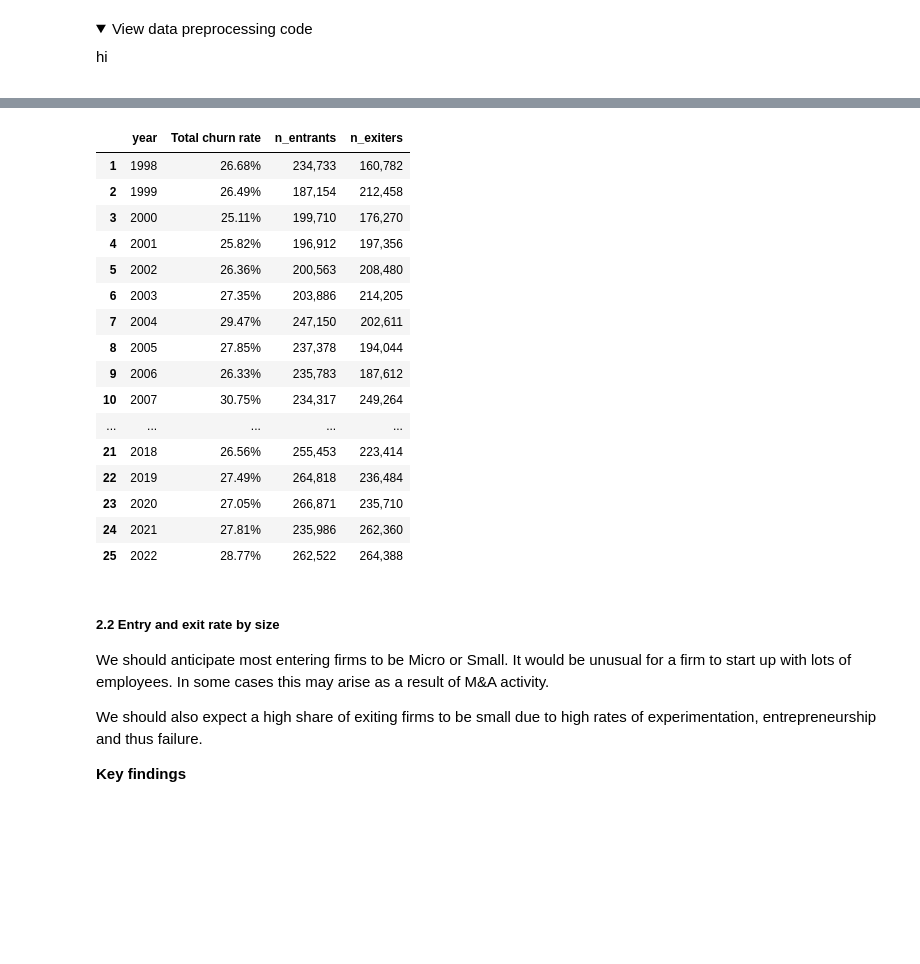
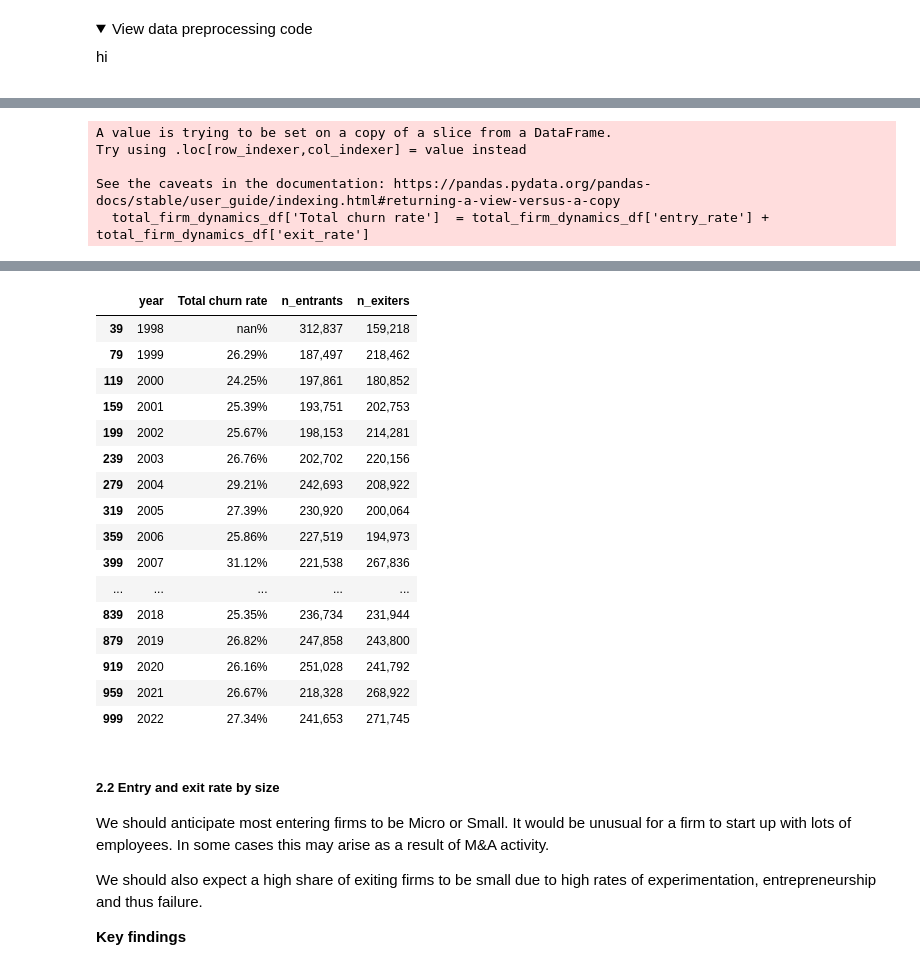
Before and after one commit to shepherdwill/shepherdwill.github.io, a Jupyter notebook: CEP Dynamism Project/Scripts/BSD_dynamism_exploration.ipynb, the cells around one changed output, grey strips where cells are left out. Cells and saved outputs as stored; diff of their text form; code cells hidden in the pictures; folded sections open; blank space fills up the shorter version.

Commit message:
Update dynamism exploration

```diff
--- a/CEP Dynamism Project/Scripts/BSD_dynamism_exploration.ipynb
+++ b/CEP Dynamism Project/Scripts/BSD_dynamism_exploration.ipynb
@@ -26,6 +36,10 @@ import_path = script_dir.parent / "Data"
 # %%
-whole_economy_df = pd.read_excel(import_path / 'BSD/business_dynamism_BSD_1997_2023.xlsx', sheet_name='whole_economy')
-firm_size_df = pd.read_excel(import_path / 'BSD/business_dynamism_BSD_1997_2023.xlsx', sheet_name='firm_size')
-firm_age_df = pd.read_excel(import_path / 'BSD/business_dynamism_BSD_1997_2023.xlsx', sheet_name='firm_age')
-industry_df = pd.read_excel(import_path / 'BSD/business_dynamism_BSD_1997_2023.xlsx', sheet_name='industry')
-region_df = pd.read_excel(import_path / 'BSD/business_dynamism_BSD_1997_2023.xlsx', sheet_name='region')
+# Import datasets
+population_df = pd.read_excel(import_path / 'BSD/29_02_2026_BSD_Dynamism_Stats.xlsx', sheet_name='population')
+firm_dynamics_df =  pd.read_excel(import_path / 'BSD/29_02_2026_BSD_Dynamism_Stats.xlsx', sheet_name='firm_dynamics')
+job_flows_df =  pd.read_excel(import_path / 'BSD/29_02_2026_BSD_Dynamism_Stats.xlsx', sheet_name='job_flows')
+site_dynamics_df =  pd.read_excel(import_path / 'BSD/29_02_2026_BSD_Dynamism_Stats.xlsx', sheet_name='site_dynamics')
+cohort_df =  pd.read_excel(import_path / 'BSD/29_02_2026_BSD_Dynamism_Stats.xlsx', sheet_name='cohort_analysis')
+growth_rates_df =  pd.read_excel(import_path / 'BSD/29_02_2026_BSD_Dynamism_Stats.xlsx', sheet_name='growth_rates')
+growth_cats_df =  pd.read_excel(import_path / 'BSD/29_02_2026_BSD_Dynamism_Stats.xlsx', sheet_name='growth_cats')
+prod_df =  pd.read_excel(import_path / 'BSD/29_02_2026_BSD_Dynamism_Stats.xlsx', sheet_name='prod')
@@ -236,3 +1027,14 @@ This section examines firm entry and exit dynamics over time. Entry rates measur
 
 **Headline findings**
 - Entry and exit rates have remained relatively stable, there is no prominent decline unlike the US.
+# %%
+# Calculate entry and exit rates
+
+firm_dynamics_df = firm_dynamics_df.sort_values(['category','dimension','year'])
+
+firm_dynamics_df['total_firms_lag'] = firm_dynamics_df.groupby(['category','dimension'])['n_firms'].shift(1)
+
+firm_dynamics_df['entry_rate'] = (firm_dynamics_df['n_entrants'] + firm_dynamics_df['n_entry_and_exit']) / firm_dynamics_df['total_firms_lag']
+firm_dynamics_df['exit_rate'] = (firm_dynamics_df['n_exiters'] + firm_dynamics_df['n_entry_and_exit']) / firm_dynamics_df['total_firms_lag']
+
+firm_dynamics_df
@@ -295,54 +1122,60 @@ display(total_entry_exit_table)
 # %%
 # AGGREGATE: net churn rate
 
 # Process entry and exit rates from dataframe
 #total_population_df = population_df[population_df['dimension'] == 'Total']
 
 #total_entry_exit_df = total_population_df.melt(id_vars='year',value_vars=['Entry rate','Exit rate'])
 
 # Create chart of entry and exites rates in notebook
-entry_exit_df = test_rates.melt(id_vars='year',value_vars=['Entry rate','Exit rate'])
 
-test_rates['Total churn rate']  = test_rates['Entry rate'] + test_rates['Exit rate']
+total_firm_dynamics_df['Total churn rate']  = total_firm_dynamics_df['entry_rate'] + total_firm_dynamics_df['exit_rate']
 
-total_churn_chart = alt.Chart(test_rates).mark_line().encode(
+total_churn_chart = alt.Chart(total_firm_dynamics_df).mark_line().encode(
     x=alt.X('year:O', axis=alt.Axis(
                 labelExpr="datum.value % 2 == 0 ? datum.label : ''",  # Show every 2nd year
-            labelAngle=0)),
+            labelAngle=0), title=None),
     y=alt.Y('Total churn rate:Q', axis=alt.Axis(format='%')),
-)
+).properties(title='Net churn rate (entry + exit) in the whole economy',
+             width=1000,
+             height=600)
 
 display(total_churn_chart)
 
 # Create table of entry and exit rates in notebook
-total_churn_df = test_rates[['year','Total churn rate','n_entrants','n_exiters']]
+total_churn_df = total_firm_dynamics_df[['year','Total churn rate','n_entrants','n_exiters']]
 
 total_churn_table = total_churn_df.style.format({
     'Total churn rate': '{:.2%}',
     'n_entrants': '{:,.0f}',
     'n_exiters': '{:,.0f}'
 }).background_gradient(cmap='YlOrRd', subset=['Total churn rate'])
 
 display(total_churn_table)
 # %% [output]
+A value is trying to be set on a copy of a slice from a DataFrame.
+Try using .loc[row_indexer,col_indexer] = value instead
+
+See the caveats in the documentation: https://pandas.pydata.org/pandas-docs/stable/user_guide/indexing.html#returning-a-view-versus-a-copy
+  total_firm_dynamics_df['Total churn rate']  = total_firm_dynamics_df['entry_rate'] + total_firm_dynamics_df['exit_rate']
 [interactive output not drawn]
 |  | year | Total churn rate | n_entrants | n_exiters |
-| 1 | 1998 | 26.68% | 234,733 | 160,782 |
-| 2 | 1999 | 26.49% | 187,154 | 212,458 |
-| 3 | 2000 | 25.11% | 199,710 | 176,270 |
-| 4 | 2001 | 25.82% | 196,912 | 197,356 |
-| 5 | 2002 | 26.36% | 200,563 | 208,480 |
-| 6 | 2003 | 27.35% | 203,886 | 214,205 |
-| 7 | 2004 | 29.47% | 247,150 | 202,611 |
-| 8 | 2005 | 27.85% | 237,378 | 194,044 |
-| 9 | 2006 | 26.33% | 235,783 | 187,612 |
-| 10 | 2007 | 30.75% | 234,317 | 249,264 |
+| 39 | 1998 | nan% | 312,837 | 159,218 |
+| 79 | 1999 | 26.29% | 187,497 | 218,462 |
+| 119 | 2000 | 24.25% | 197,861 | 180,852 |
+| 159 | 2001 | 25.39% | 193,751 | 202,753 |
+| 199 | 2002 | 25.67% | 198,153 | 214,281 |
+| 239 | 2003 | 26.76% | 202,702 | 220,156 |
+| 279 | 2004 | 29.21% | 242,693 | 208,922 |
+| 319 | 2005 | 27.39% | 230,920 | 200,064 |
+| 359 | 2006 | 25.86% | 227,519 | 194,973 |
+| 399 | 2007 | 31.12% | 221,538 | 267,836 |
 | ... | ... | ... | ... | ... |
-| 21 | 2018 | 26.56% | 255,453 | 223,414 |
-| 22 | 2019 | 27.49% | 264,818 | 236,484 |
-| 23 | 2020 | 27.05% | 266,871 | 235,710 |
-| 24 | 2021 | 27.81% | 235,986 | 262,360 |
-| 25 | 2022 | 28.77% | 262,522 | 264,388 |
+| 839 | 2018 | 25.35% | 236,734 | 231,944 |
+| 879 | 2019 | 26.82% | 247,858 | 243,800 |
+| 919 | 2020 | 26.16% | 251,028 | 241,792 |
+| 959 | 2021 | 26.67% | 218,328 | 268,922 |
+| 999 | 2022 | 27.34% | 241,653 | 271,745 |
 # %% [markdown]
 ##### **2.2 Entry and exit rate by size**
 
```
Also changed, not shown: parts of 134 cells of this notebook, 46 other files.
